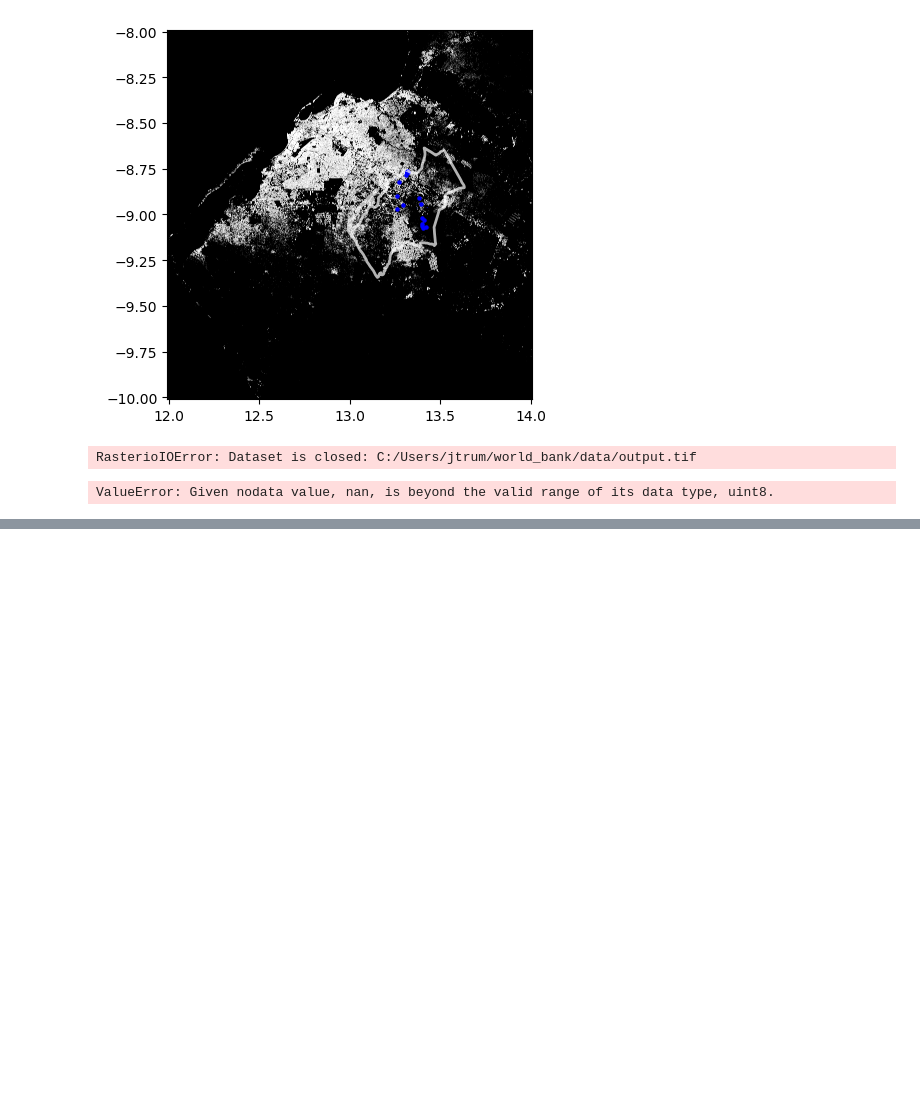
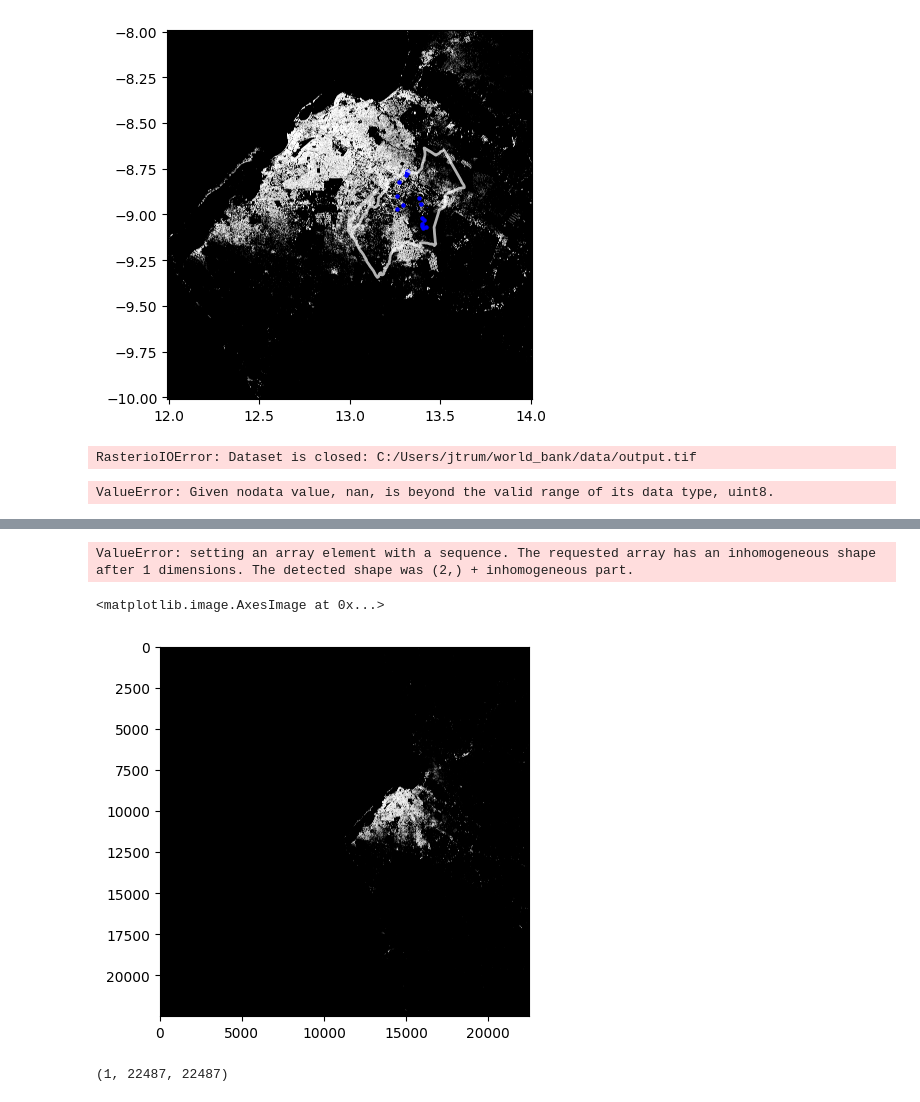
Before and after one commit to jtrummler/wash-scan, a Jupyter notebook: wsf-2019.ipynb, the cells around one changed output, grey strips where cells are left out. Saved outputs shown, nothing was run; the diff lists cells and outputs as text; code cells hidden in the pictures; blank space fills up the shorter version.

```diff
--- a/wsf-2019.ipynb
+++ b/wsf-2019.ipynb
@@ -201,0 +489,8 @@ ValueError: Given nodata value, nan, is beyond the valid range of its data type,
+# %%
+# turn 'df' into a geodataframe
+df = df.reset_index()
+df = df.rename(columns={'index': 'x', 'level_0': 'y', 0: 'value'})
+df['geometry'] = df.apply(lambda row: Point(row['x'], row['y']), axis=1)
+df = gpd.GeoDataFrame(df, geometry='geometry')
+# %% [output]
+ValueError: setting an array element with a sequence. The requested array has an inhomogeneous shape after 1 dimensions. The detected shape was (2,) + inhomogeneous part.
@@ -201,0 +503,41 @@ ValueError: Given nodata value, nan, is beyond the valid range of its data type,
+# %%
+datadir = 'C:/Users/jtrum/world_bank/data/'
+# %%
+image = gr.SingleBandRaster(datadir + 'WSF2019_v1_12_-10.tif')
+# %%
+plt.imshow(image.r, cmap='gray')
+# %% [output]
+<matplotlib.image.AxesImage at 0x...>
+[figure, added]
+# %%
+#crop 'image' to the area of interest
+
+#load the shapefile
+import geopandas as gpd
+import pandas as pd
+import numpy as np
+import rasterio as rio
+
+datadir = 'C:/Users/jtrum/world_bank/data/'
+aoi = gpd.read_file(datadir + 'aoiLuanda.geojson')
+
+#crop the raster to the area of interest
+with rio.open(datadir + 'WSF2019_v1_12_-10.tif') as src:
+    # You can now work with the raster data using 'src'
+    # For example, you can access metadata like CRS, transform, and more:
+    crs = src.crs
+    transform = src.transform
+    width = src.width
+    height = src.height
+    count = src.count  # Number of bands
+    dtype = src.dtypes[0]  # Data type of the first band
+
+    # Read a specific band from the raster (e.g., band 1)
+    band1 = src.read(1)
+
+    # Read the entire raster as a NumPy array (all bands)
+    full_raster = src.read()
+
+full_raster.shape
+# %% [output]
+(1, 22487, 22487)
```
Also changed, not shown: parts of 74 cells of this notebook, 10 other files.
